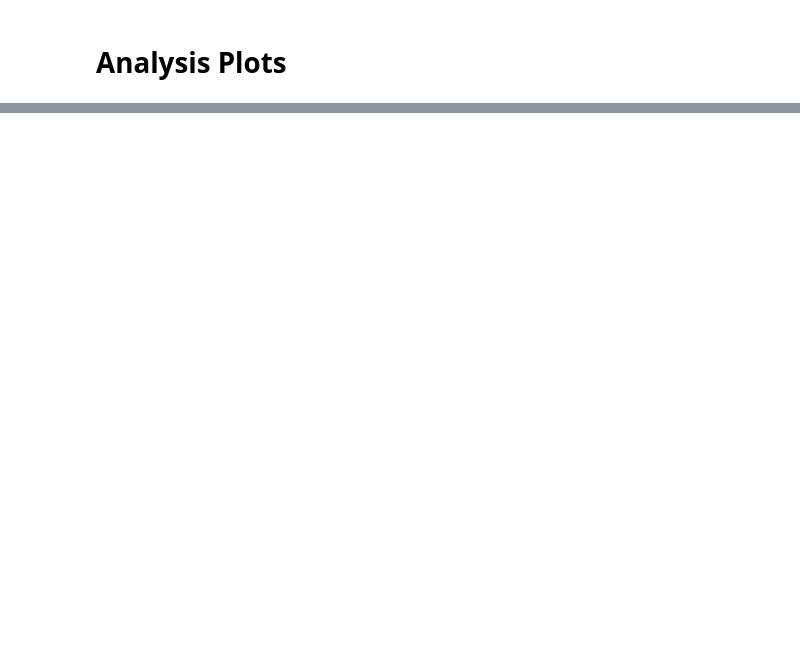
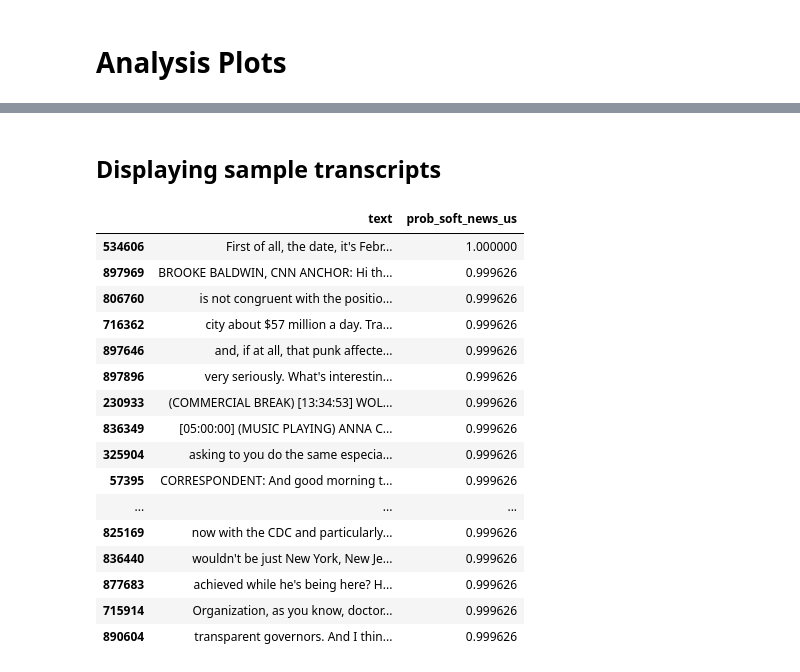
Before and after one commit to notnews/naught_news, a Jupyter notebook: notebooks/soft_news_pipeline.ipynb, the cells around one changed output, grey strips where cells are left out. Drawn from its saved outputs; the diff is of its cells as text; code cells hidden in the pictures; blank space fills up the shorter version.

Commit message:
Added sample transcripts

```diff
--- a/notebooks/soft_news_pipeline.ipynb
+++ b/notebooks/soft_news_pipeline.ipynb
@@ -83,7 +83,7 @@ for file in processed_files:
     news_df['full_date'] = pd.to_datetime((news_df.year*10000+news_df.month*100+news_df.date),format='%Y%m%d')
 
     # cleaning up the dataframe and appending to the full dataframe
-    news_df = news_df[news_df.columns[news_df.columns.isin(['channel.name','program.name','full_date','prob_soft_news_us'])]]
+    news_df = news_df[news_df.columns[news_df.columns.isin(['channel.name','program.name','full_date','prob_soft_news_us','text'])]]
     full_df = pd.concat([full_df, news_df], axis=0)
 # %%
 del news_df
@@ -172,7 +173,7 @@ news_df = news_df.drop(news_df[news_df['year'] < 1900.0].index , axis=0)
 news_df['full_date'] = pd.to_datetime((news_df.year*10000+news_df.month*100+news_df.date),format='%Y%m%d')
 # %%
 # keeping only the required columns in the dataframe
-news_df = news_df[news_df.columns[news_df.columns.isin(['channel.name','program.name','full_date','prob_soft_news_us'])]]
+news_df = news_df[news_df.columns[news_df.columns.isin(['channel.name','program.name','full_date','prob_soft_news_us','text'])]]
 
 full_df = pd.concat([full_df, news_df], axis=0)
 # %%
@@ -333,0 +335,27 @@ sns.scatterplot(x="prob_soft_news_us", y="channel.name", data=channel_averages,
+# %% [markdown]
+## Displaying sample transcripts
+# %%
+pd.set_option('display.max_colwidth',100)
+
+high_soft_df = full_df[full_df['prob_soft_news_us'] > 0.999626 ].sample(n=20)
+low_soft_df = full_df[full_df['prob_soft_news_us'] == 0].sample(n=20)
+# %%
+high_soft_df[['text','prob_soft_news_us']]
+# %% [output]
+|  | text | prob_soft_news_us |
+| 534606 | First of all, the date, it's Febr... | 1.000000 |
+| 897969 | BROOKE BALDWIN, CNN ANCHOR: Hi th... | 0.999626 |
+| 806760 | is not congruent with the positio... | 0.999626 |
+| 716362 | city about $57 million a day. Tra... | 0.999626 |
+| 897646 | and, if at all, that punk affecte... | 0.999626 |
+| 897896 | very seriously. What's interestin... | 0.999626 |
+| 230933 | (COMMERCIAL BREAK) [13:34:53] WOL... | 0.999626 |
+| 836349 | [05:00:00] (MUSIC PLAYING) ANNA C... | 0.999626 |
+| 325904 | asking to you do the same especia... | 0.999626 |
+| 57395 | CORRESPONDENT: And good morning t... | 0.999626 |
+| ... | ... | ... |
+| 825169 | now with the CDC and particularly... | 0.999626 |
+| 836440 | wouldn't be just New York, New Je... | 0.999626 |
+| 877683 | achieved while he's being here? H... | 0.999626 |
+| 715914 | Organization, as you know, doctor... | 0.999626 |
+| 890604 | transparent governors. And I thin... | 0.999626 |
```
Also changed, not shown: parts of 43 cells of this notebook.
